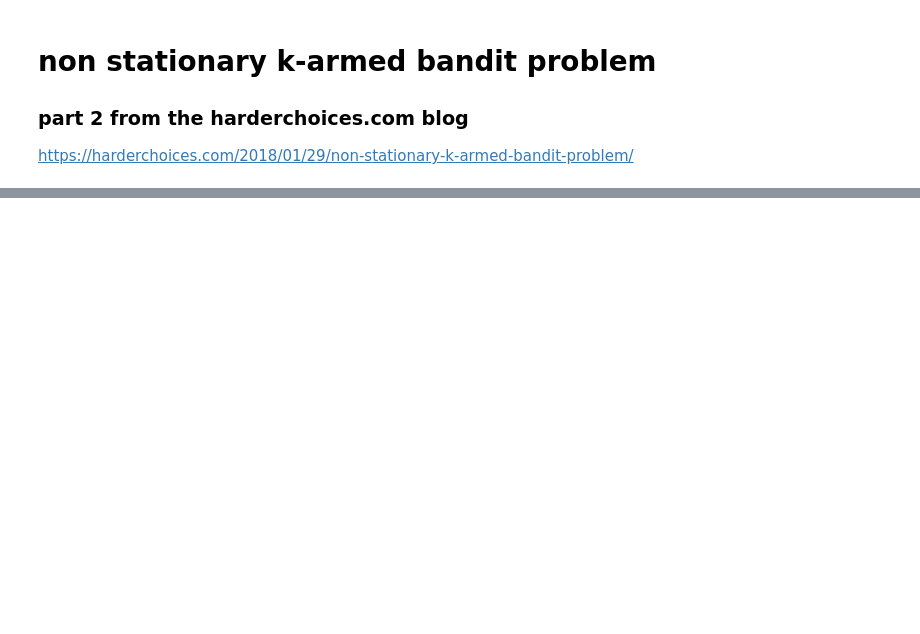
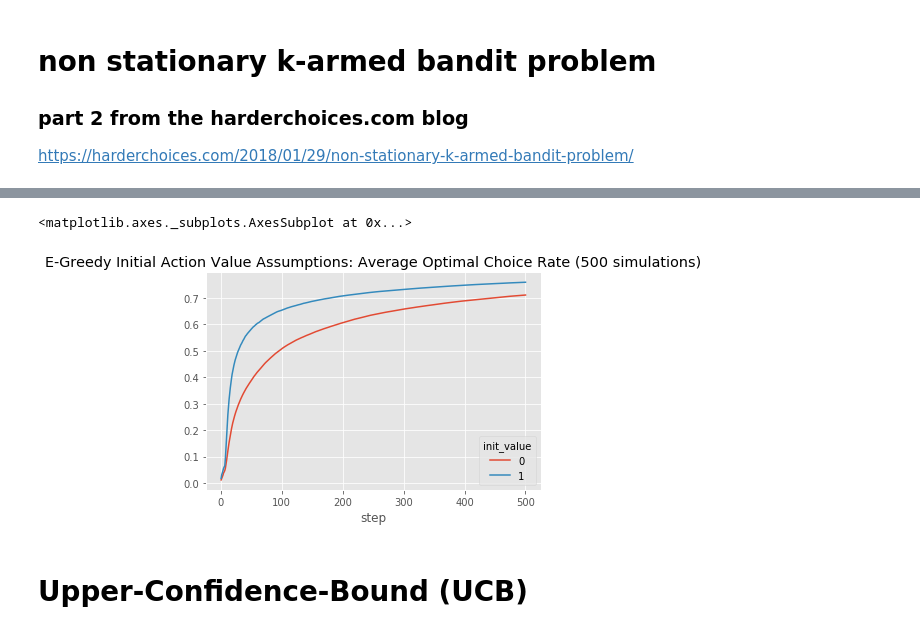
Before and after one commit to jessie-jensen/learning, a Jupyter notebook: reinforcement_learning/nonstationary_k_armed_bandit.ipynb, the cells around one changed output, grey strips where cells are left out. Cells and saved outputs as stored; diff of their text form; code cells hidden in the pictures; blank space fills up the shorter version.

```diff
--- a/reinforcement_learning/nonstationary_k_armed_bandit.ipynb
+++ b/reinforcement_learning/nonstationary_k_armed_bandit.ipynb
@@ -36,0 +167,7 @@ class KBanditSolution:
+# %%
+plot_df['optimal_pct'].unstack(level=0).plot(title = 'E-Greedy Initial Action Value Assumptions: Average Optimal Choice Rate ({} simulations)'.format(simulations))
+# %% [output]
+<matplotlib.axes._subplots.AxesSubplot at 0x...>
+[figure, added]
+# %% [markdown]
+# Upper-Confidence-Bound (UCB)
```
Also changed, not shown: parts of 13 cells of this notebook, 3 other files.
